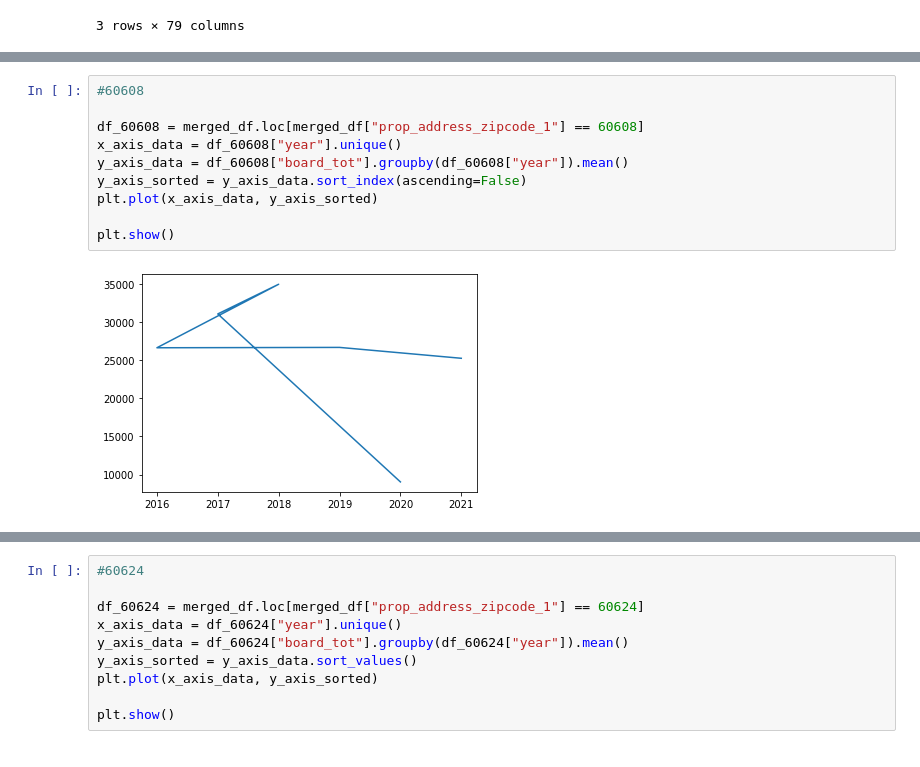
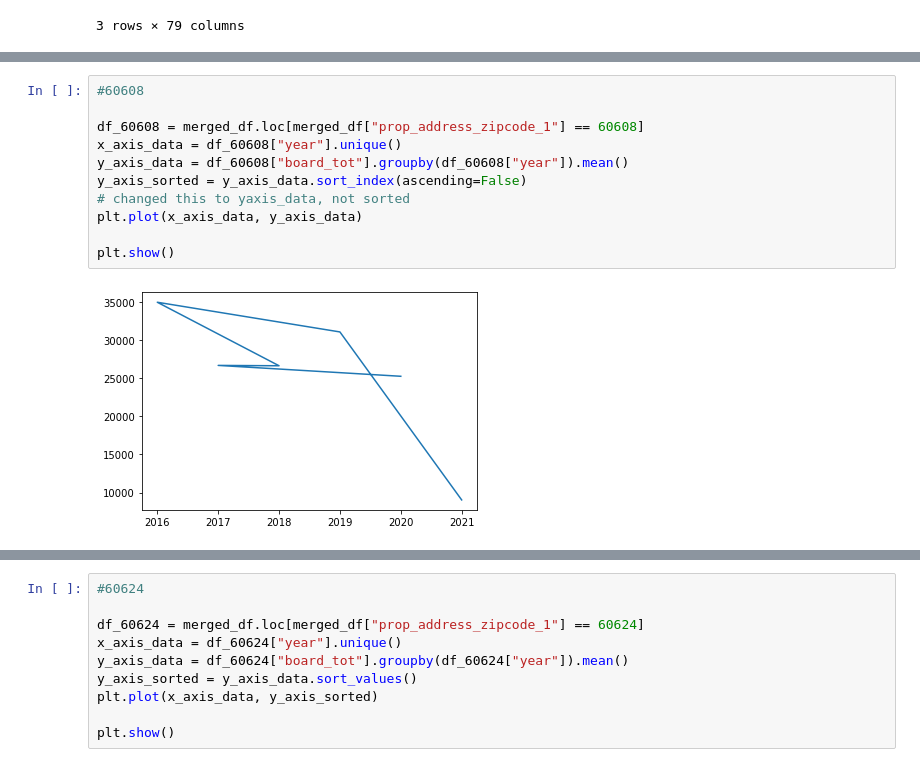
Before and after one commit to ASwigart/Project-1-EDA-Git-Collab, a Jupyter notebook: Combined Charts 2.ipynb, the cells around one changed output, grey strips where cells are left out. Cells and saved outputs as stored; diff of their text form.

```diff
--- a/Combined Charts 2.ipynb
+++ b/Combined Charts 2.ipynb
@@ -36,15 +89,16 @@ TypeError: 'DataFrame' object is not callable
 # %%
 #60608
 
 df_60608 = merged_df.loc[merged_df["prop_address_zipcode_1"] == 60608]
 x_axis_data = df_60608["year"].unique()
 y_axis_data = df_60608["board_tot"].groupby(df_60608["year"]).mean()
 y_axis_sorted = y_axis_data.sort_index(ascending=False)
-plt.plot(x_axis_data, y_axis_sorted)
+# changed this to yaxis_data, not sorted
+plt.plot(x_axis_data, y_axis_data)
 
 plt.show()
 # %% [output]
-[figure, old version]
+[figure, new version]
 # %%
 #60614
 
```
Also changed, not shown: parts of 9 cells of this notebook.
